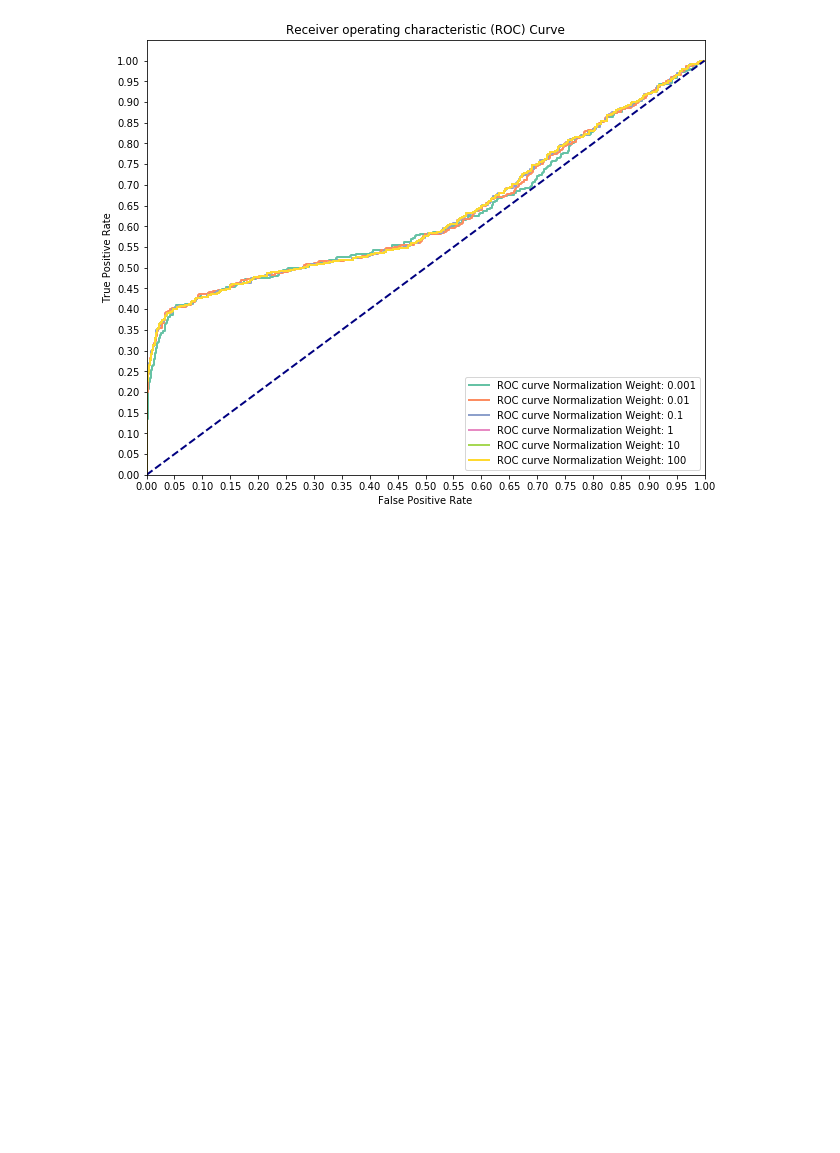
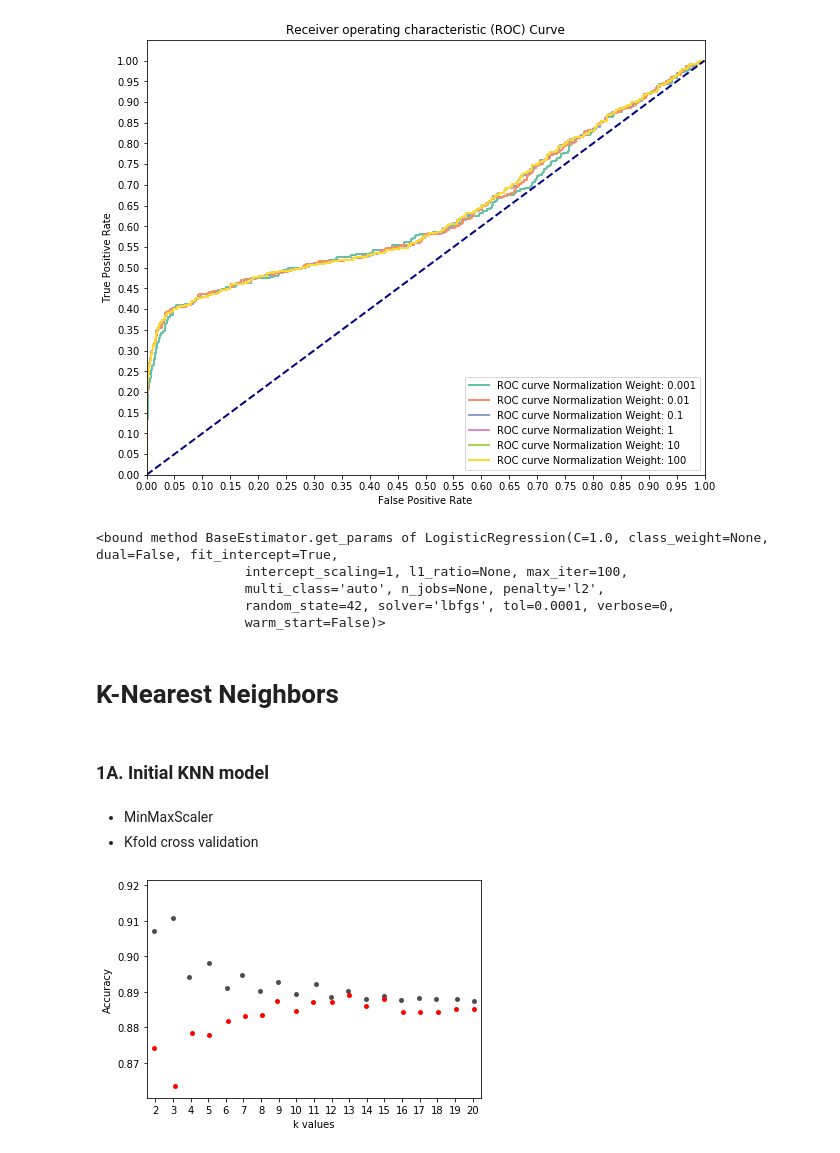
Before and after one commit to chum46/customer_churn_prediction, a Jupyter notebook: notebooks/exploratory/01_cm_data_exploration.ipynb, the cells around one changed output. Cells and saved outputs as stored; diff of their text form; code cells hidden in the pictures; blank space fills up the shorter version.

```diff
--- a/notebooks/exploratory/01_cm_data_exploration.ipynb
+++ b/notebooks/exploratory/01_cm_data_exploration.ipynb
@@ -119,10 +123,13 @@ memory usage: 524.2+ KB
 le = LabelEncoder()
 
 # Assigns binary classes to 'churn'
-le.fit_transform(df['churn'])
+# le.fit_transform(df['churn'])
+df['target'] = le.fit_transform(df['churn'])
 
 # Class 0 is index 0 in this array: False
 # Class 1 is index 1 in this array: True
 print(le.classes_)
+
+df.head()
 # %% [output]
 [False  True]
@@ -130,4 +143,4 @@ print(le.classes_)
 ### SET X AND y
 # %%
 X = df[['account length','total night calls','number vmail messages','total day minutes','total day charge','total eve minutes']]
-y = le.fit_transform(df['churn'])
+y = df.target
@@ -156,3 +175,24 @@ Precision Recall Score
 AUC for 100: 0.6334871972842012
 -------------------------------------------------------
 [figure]
+# %%
+m1_LRM_params
+# %% [output]
+<bound method BaseEstimator.get_params of LogisticRegression(C=1.0, class_weight=None, dual=False, fit_intercept=True,
+                   intercept_scaling=1, l1_ratio=None, max_iter=100,
+                   multi_class='auto', n_jobs=None, penalty='l2',
+                   random_state=42, solver='lbfgs', tol=0.0001, verbose=0,
+                   warm_start=False)>
+# %% [markdown]
+# K-Nearest Neighbors
+# %% [markdown]
+### 1A. Initial KNN model
+# %% [markdown]
+- MinMaxScaler
+- Kfold cross validation
+# %%
+m1_knn = KNN.knnModel(X, y, random_state=42)
+# %%
+k_scores_train, k_scores_val = m1_knn.KNN_train()
+# %% [output]
+[figure, added]
```
Also changed, not shown: parts of 14 cells of this notebook, 1 other file.
